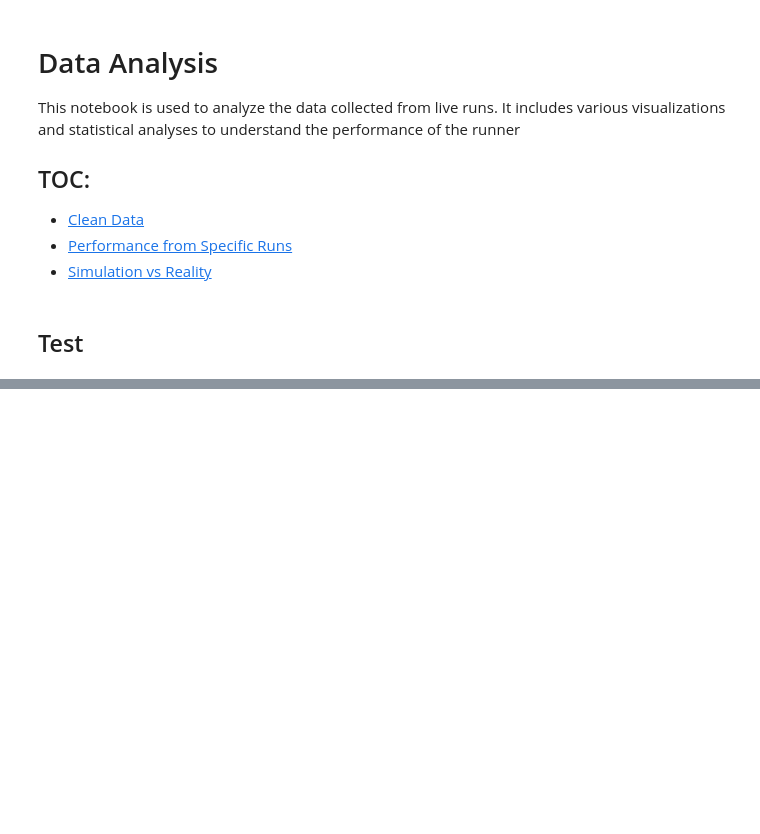
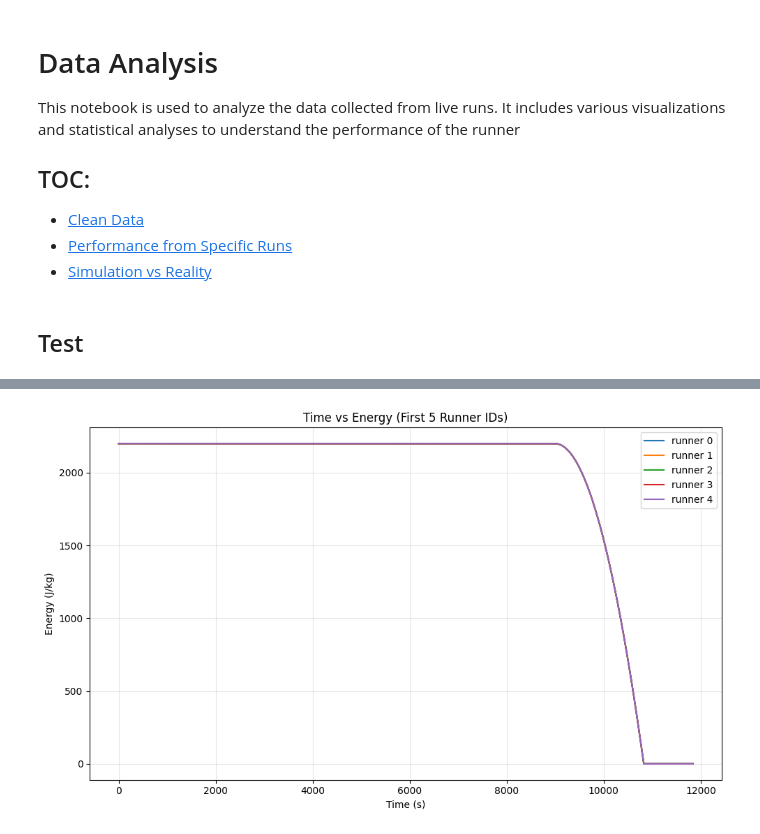
Before and after one commit to rei289/Marathon-Simulation, a Jupyter notebook: notebooks/test.ipynb, the cells around one changed output, grey strips where cells are left out. Saved outputs shown, nothing was run; the diff lists cells and outputs as text; code cells hidden in the pictures; blank space fills up the shorter version.

```diff
--- a/notebooks/test.ipynb
+++ b/notebooks/test.ipynb
@@ -40,0 +48,20 @@ df.head()
+# %%
+df = pd.read_parquet(output_data + "/simulation_results.parquet")
+
+first_5_ids = sorted(df["runner_id"].unique())[:5]
+subset = df[df["runner_id"].isin(first_5_ids)]
+
+plt.figure(figsize=(10, 6))
+for rid in first_5_ids:
+    runner_data = subset[subset["runner_id"] == rid]
+    plt.plot(runner_data["time_s"], runner_data["energy_jpkg"], label=f"runner {rid}")
+
+plt.xlabel("Time (s)")
+plt.ylabel("Energy (J/kg)")
+plt.title("Time vs Energy (First 5 Runner IDs)")
+plt.legend()
+plt.grid(True, alpha=0.3)
+plt.tight_layout()
+plt.show()
+# %% [output]
+[figure, added]
```
Also changed, not shown: parts of 3 cells of this notebook, 11 other files.
